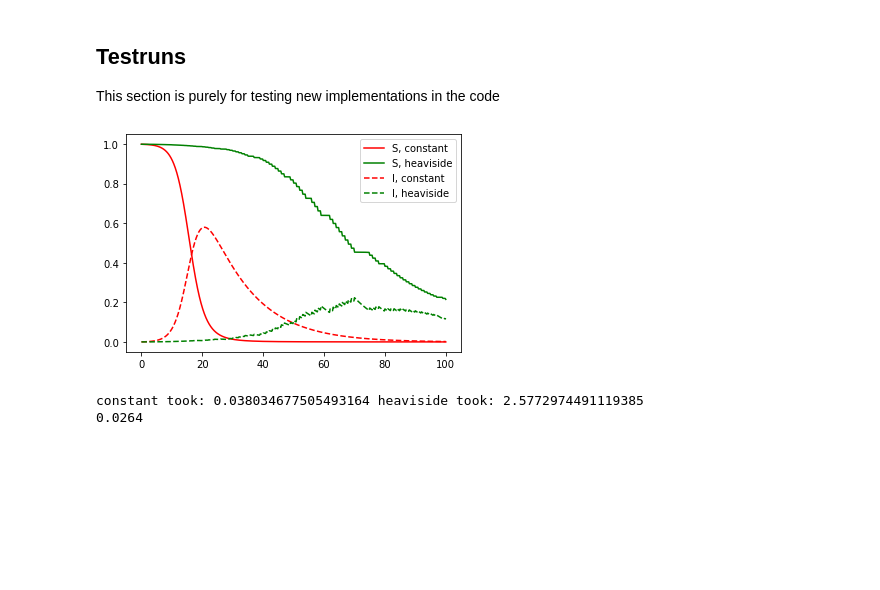
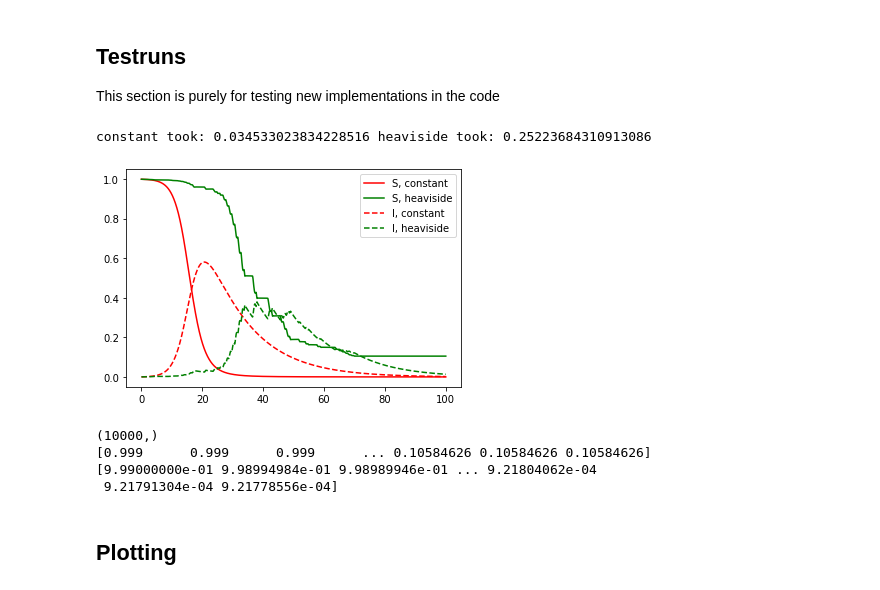
Before and after one commit to torbensun/Modeling-Of-Epidemics-With-Compartmental-And-Network-Models, a Jupyter notebook: Project.ipynb, the cells around one changed output. Drawn from its saved outputs; the diff is of its cells as text; code cells hidden in the pictures; blank space fills up the shorter version.

```diff
--- a/Project.ipynb
+++ b/Project.ipynb
@@ -85,7 +86,9 @@ class Data:
 # %% [markdown]
 ## Functions
 # %%
-def function_of_system(functions, timestep, data, methode, t0):
+
+
+def function_of_system(timestep, functions,  data, methode, t0):
     """Function to calculate the time derivatives of the dynamic SIRD modell with commuters. This function uses multiple approachs for different variant of the system based on prior assumptions.
 
         Args:
@@ -167,6 +170,12 @@ def function_of_system(functions, timestep, data, methode, t0):
 
     # returning the derivatives at time t
     return dfuncdt
+
+
+
+# Function for using scipy.integrate.odeint, as the arguments are switched
+def system_function(functions, timestep, data, methode, t0):
+    return function_of_system(timestep, functions, data, methode, t0)
 # %% [markdown]
 ## Comparing $\alpha$'s
 # %% [markdown]
@@ -175,44 +184,58 @@ This section is purely for testing new implementations in the code
 # %%
 """
 This is a testrun to see whether or not the functions work as intended. The values have no meaning and are created at random, or rather random to a certain degree as there still are some requirements to the parameters. The testrun also consists of comparing the times that the methodes use
+"""
 
 
 
-"""
 
 # defining a class, setting initial conditions, defining time and creating the distribution of commuters days
-testdata = Data(4, "Pendler.txt", 0.5, np.array([1e6, 2e6, 3e6, 4e6]))
+testdata = Data(7, "Pendler.txt", 0.5, np.array([1e6, 2e6, 3e6, 4e6, 1e6, 1e6, 1e6]))
 
 
 
-initial_conditions = [0.999, 1.0, 1.0, 1.0, 0.001, 0, 0, 0, 0, 0, 0, 0, 0, 0, 0, 0]
+initial_conditions = [0.999, 1.0, 1.0, 1.0, 1.0, 1.0, 1.0, 0.001, 0, 0, 0, 0, 0, 0, 0, 0, 0, 0, 0, 0, 0, 0, 0, 0, 0, 0, 0, 0]
 t = np.linspace(0, 100, 10000)
 tzero = np.array([0, 0.4, 0.8])
 
 # timing constant methode
 t10 = time.time()
+sol = sci.solve_ivp(fun=function_of_system, t_span=(0, 100), y0=initial_conditions, method="RK45", args=(testdata, "constant", tzero), t_eval=t)
 
-y1 = sci.odeint(func=function_of_system, t=t, y0=initial_conditions,  args=(testdata, "constant", tzero))
 t11 = time.time()
 
 # timing heaviside methode
 
 t20 = time.time()
-y2 = sci.odeint(func=function_of_system, t=t, y0=initial_conditions,  args=(testdata, "heaviside", tzero))
+sol1 = sci.solve_ivp(fun=function_of_system, t_span=(0, 100), y0=initial_conditions, method="RK45", args=(testdata, "heaviside", tzero), t_eval=t)
 t21 = time.time()
 
-plt.plot(t, y1[:,0], "r", label="S, constant")
-plt.plot(t, y2[:,0], "g", label="S, heaviside")
-plt.plot(t, y1[:,4], "--r", label="I, constant")
-plt.plot(t, y2[:,4], "--g", label="I, heaviside")
+print("constant took:", t11-t10, "heaviside took:",  t21-t20)
+
+plt.plot(t, sol.y[0], "r", label="S, constant")
+plt.plot(t, sol1.y[0], "g", label="S, heaviside")
+plt.plot(t, sol.y[7], "--r", label="I, constant")
+plt.plot(t, sol1.y[7], "--g", label="I, heaviside")
 plt.legend()
 plt.show()
 
 
-Ieff = np.array([effective_infected(testdata.commutersTo, testdata.commutersFrom, testdata.N, i, initial_conditions[4:9], testdata.dimension) for i in range(testdata.dimension)])
-print("constant took:", t11-t10, "heaviside took:",  t21-t20)
-print(testdata.p)
+
+
+print(np.shape(sol.t))
+
+
+print(sol1.y[0])
+
+y1 = sci.odeint(func=system_function, y0=initial_conditions, t=t, args=(testdata, "constant", tzero))
+
+print(y1[:, 0])
 # %% [output]
+constant took: 0.034533023834228516 heaviside took: 0.25223684310913086
-[figure, old version]
+[figure, new version]
-constant took: 0.038034677505493164 heaviside took: 2.5772974491119385
-0.0264
+(10000,)
+[0.999      0.999      0.999      ... 0.10584626 0.10584626 0.10584626]
+[9.99000000e-01 9.98994984e-01 9.98989946e-01 ... 9.21804062e-04
+ 9.21791304e-04 9.21778556e-04]
+# %% [markdown]
+## Plotting
```
Also changed, not shown: parts of 3 cells of this notebook, 8 other files.
